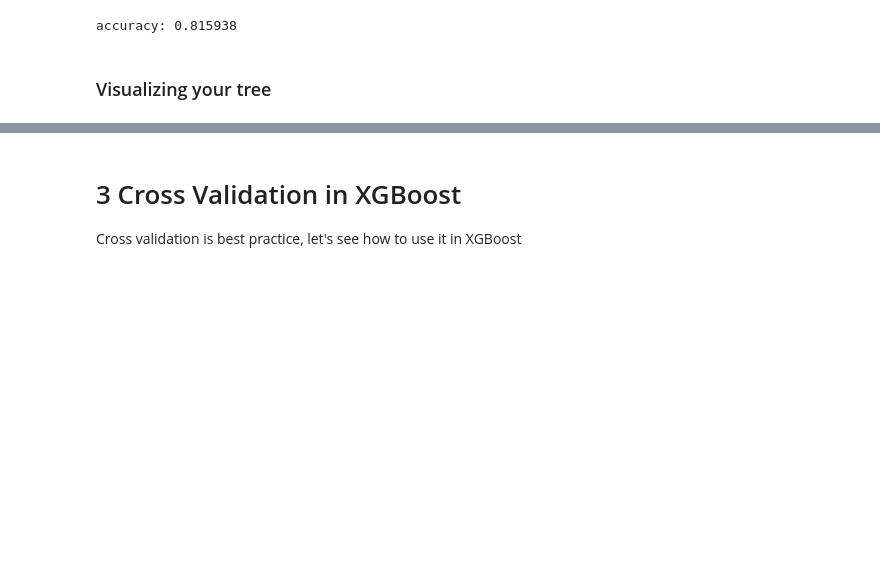
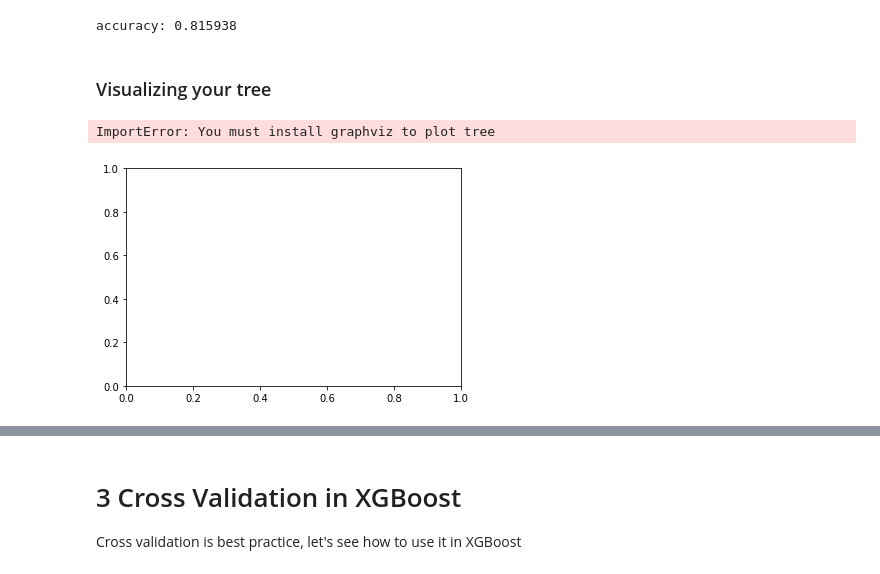
Before and after one commit to datacamp/Machine-Learning-With-XGboost-live-training, a Jupyter notebook: notebooks/python_live_session_template.ipynb, the cells around one changed output, grey strips where cells are left out. Saved outputs shown, nothing was run; the diff lists cells and outputs as text; code cells hidden in the pictures; blank space fills up the shorter version.

```diff
--- a/notebooks/python_live_session_template.ipynb
+++ b/notebooks/python_live_session_template.ipynb
@@ -176,0 +173,6 @@ accuracy: 0.815938
+# %%
+xgb.plot_tree(xg_cl)
+plt.show()
+# %% [output]
+ImportError: You must install graphviz to plot tree
+[figure, added]
```
Also changed, not shown: parts of 25 cells of this notebook.
